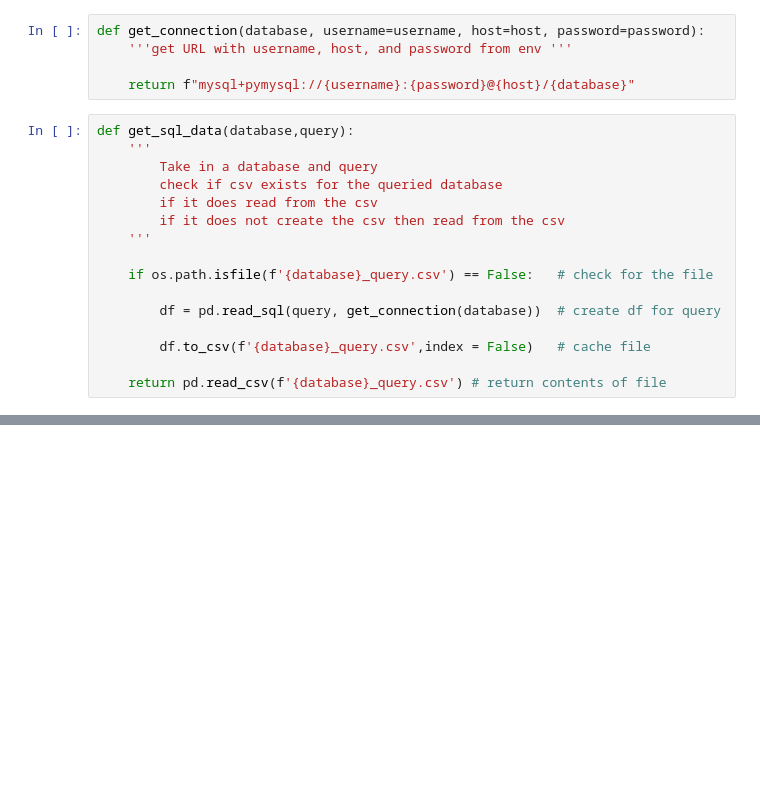
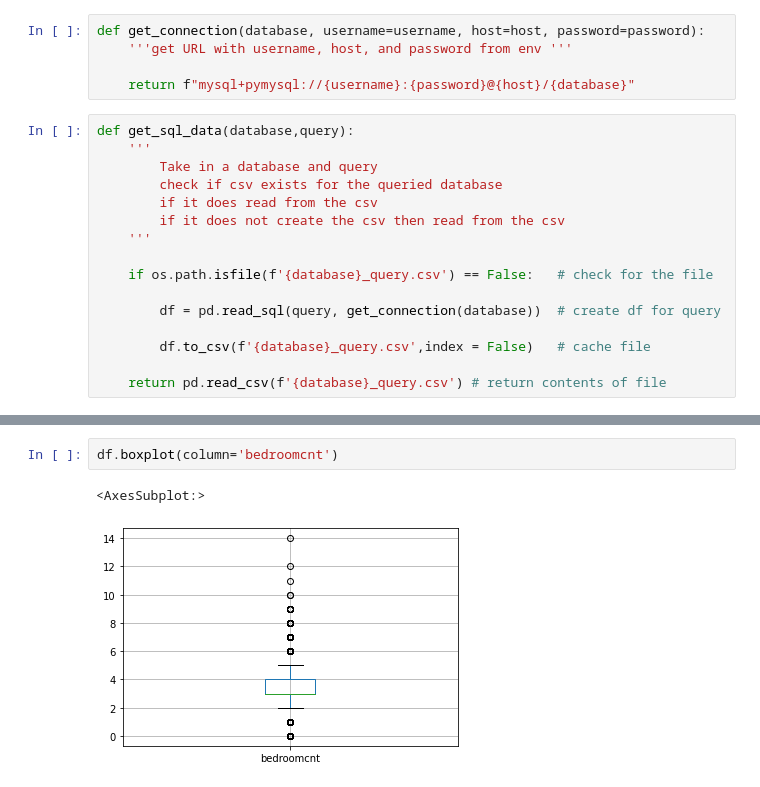
Before and after one commit to katherinesalazar/clustering-exercises, a Jupyter notebook: zillow.ipynb, the cells around one changed output, grey strips where cells are left out. Drawn from its saved outputs; the diff is of its cells as text; blank space fills up the shorter version.

```diff
--- a/zillow.ipynb
+++ b/zillow.ipynb
@@ -43,0 +451,5 @@ def get_sql_data(database,query):
+# %%
+df.boxplot(column='bedroomcnt')
+# %% [output]
+<AxesSubplot:>
+[figure, added]
```
Also changed, not shown: parts of 67 cells of this notebook.
